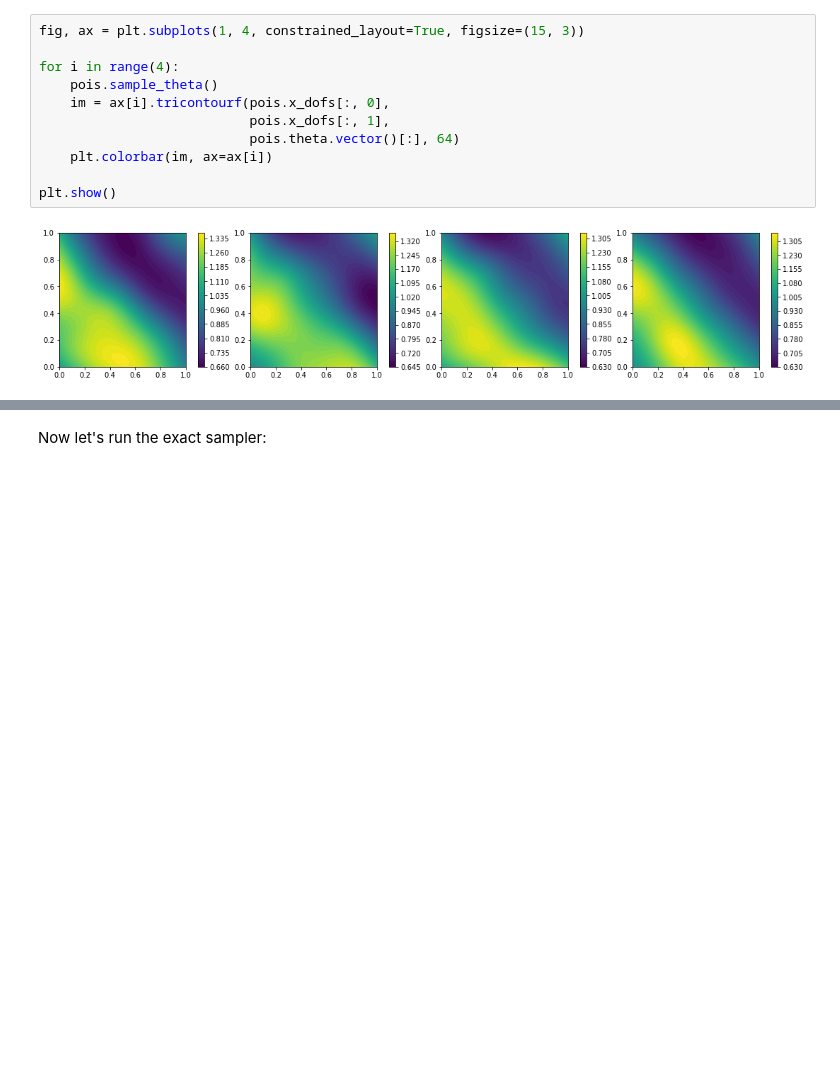
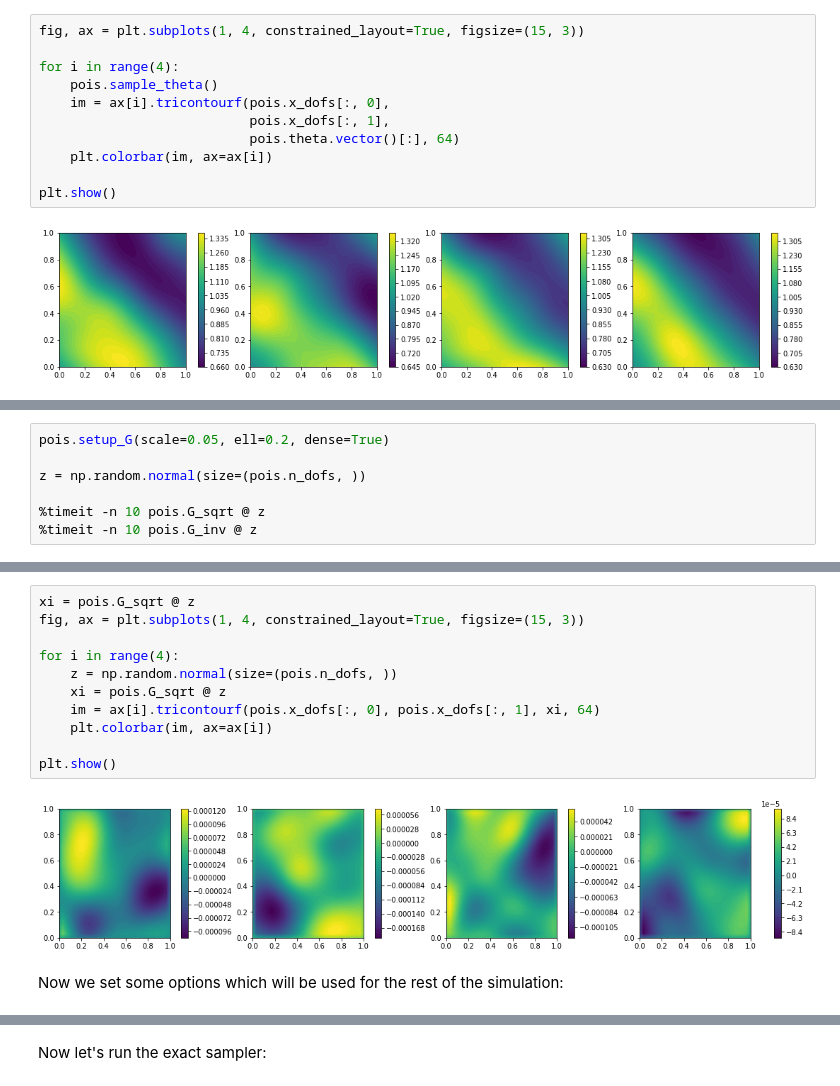
Before and after one commit to connor-duffin/ula-statfem, a Jupyter notebook: docs/poisson-2D-prior-examples.ipynb, the cells around one changed output, grey strips where cells are left out. Cells and saved outputs as stored; diff of their text form; blank space fills up the shorter version.

```diff
--- a/docs/poisson-2D-prior-examples.ipynb
+++ b/docs/poisson-2D-prior-examples.ipynb
@@ -61,0 +58,7 @@ plt.show()
+# %%
+pois.setup_G(scale=0.05, ell=0.2, dense=True)
+
+z = np.random.normal(size=(pois.n_dofs, ))
+
+%timeit -n 10 pois.G_sqrt @ z
+%timeit -n 10 pois.G_inv @ z
@@ -61,0 +68,15 @@ plt.show()
+# %%
+xi = pois.G_sqrt @ z
+fig, ax = plt.subplots(1, 4, constrained_layout=True, figsize=(15, 3))
+
+for i in range(4):
+    z = np.random.normal(size=(pois.n_dofs, ))
+    xi = pois.G_sqrt @ z
+    im = ax[i].tricontourf(pois.x_dofs[:, 0], pois.x_dofs[:, 1], xi, 64)
+    plt.colorbar(im, ax=ax[i])
+
+plt.show()
+# %% [output]
+[figure, added]
+# %% [markdown]
+Now we set some options which will be used for the rest of the simulation:
```
Also changed, not shown: parts of 15 cells of this notebook, 2 other files.
